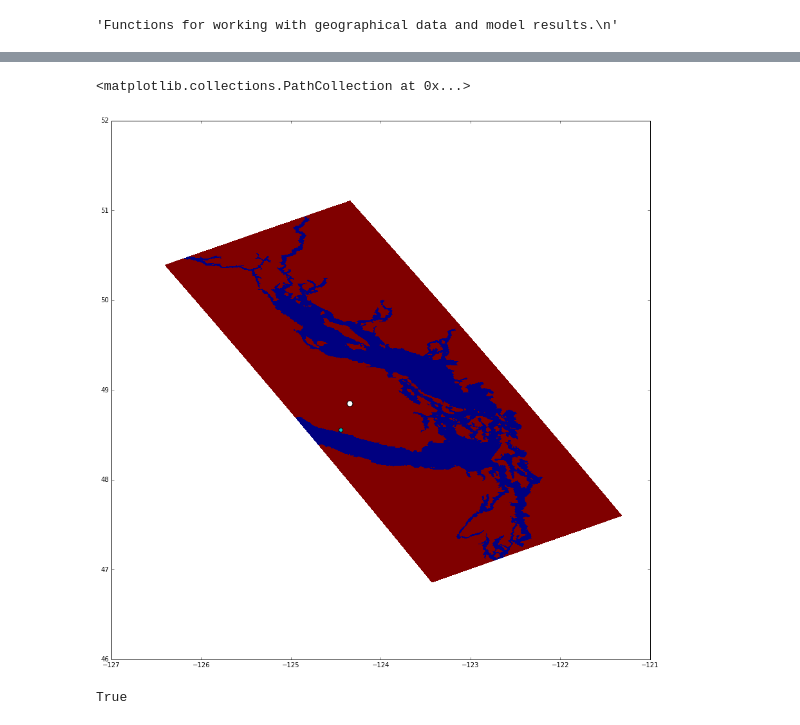
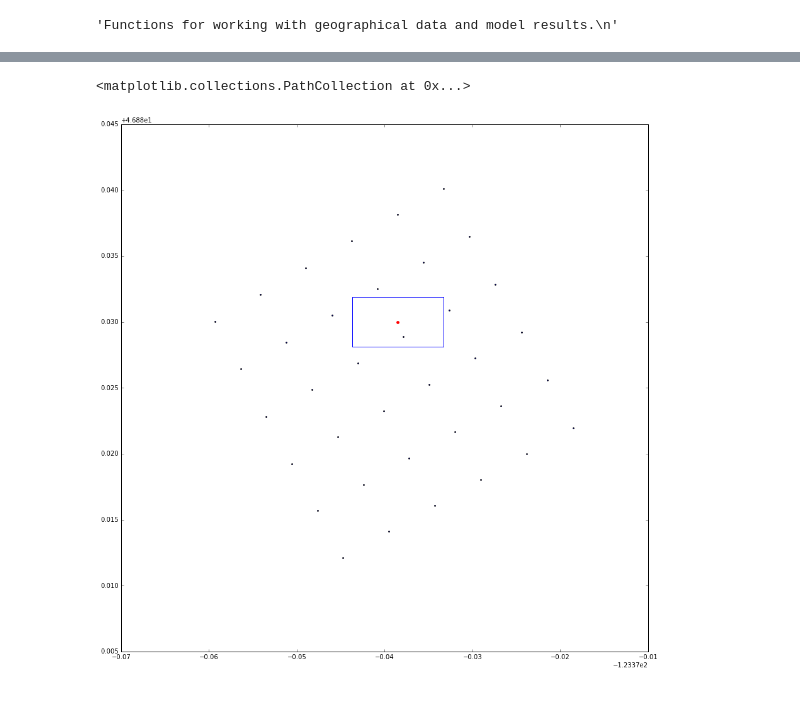
Before and after one commit to SalishSeaCast/analysis-james, a Jupyter notebook: notebooks/find_closest_model_point.ipynb, the cells around one changed output, grey strips where cells are left out. Saved outputs shown, nothing was run; the diff lists cells and outputs as text; code cells hidden in the pictures.

Commit message:
more testing of find_closest_model_point()

```diff
--- a/notebooks/find_closest_model_point.ipynb
+++ b/notebooks/find_closest_model_point.ipynb
@@ -264,13 +323,14 @@ Point: (array([403]), array([56]))
 # %%
+lon, lat = -123.4085, 46.91
+tol_lon, tol_lat = 0.0052, 0.00189
 fig, ax = plt.subplots(1, 1,figsize=(15,15))
-plt.pcolormesh(X,Y, (bathy.mask).astype('int'))
-plt.scatter([lon], [lat], c = "w" , s =80)
-plt.scatter([X[tuple(reversed(closest_point))]], [Y[tuple(reversed(closest_point))]], c = "c" , s =40)
+plt.scatter(X[6:12,6:12],Y[6:12,6:12], s =3 )
+#plt.scatter([lon], [lat], c = "w" , s =80)
+#plt.scatter([X[tuple(reversed(closest_point))]], [Y[tuple(reversed(closest_point))]], c = "c" , s =40)
 #plt.scatter([X[109,143]], [Y[109,143]], c = "c" , s =40)
+plt.plot([lon + tol_lon, lon + tol_lon, lon - tol_lon, lon - tol_lon,lon + tol_lon],
+        [lat - tol_lat, lat + tol_lat, lat + tol_lat, lat - tol_lat,lat - tol_lat])
+plt.scatter([lon],[lat], s= 14, color = 'r')
 # %% [output]
 <matplotlib.collections.PathCollection at 0x...>
-[figure, old version]
+[figure, new version]
-# %%
-bathy.mask[26,46]
-# %% [output]
-True
```
Also changed, not shown: parts of 9 cells of this notebook.
